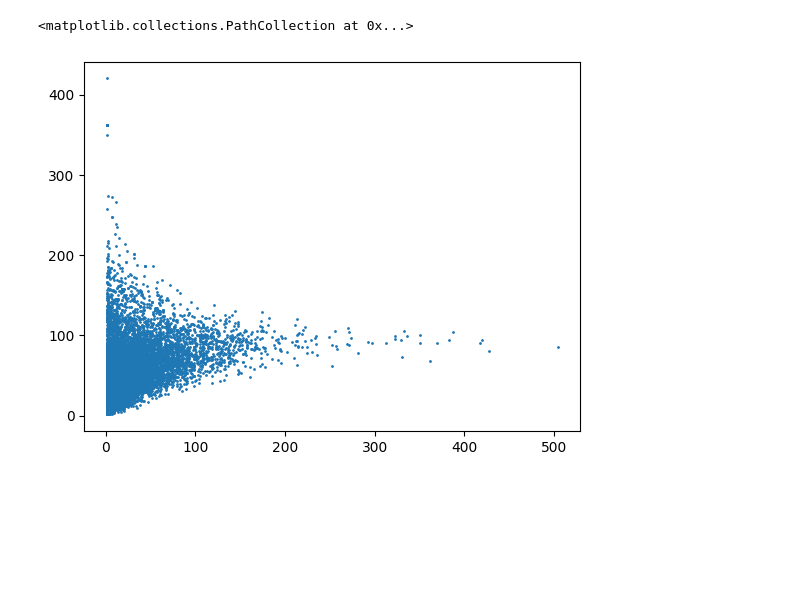
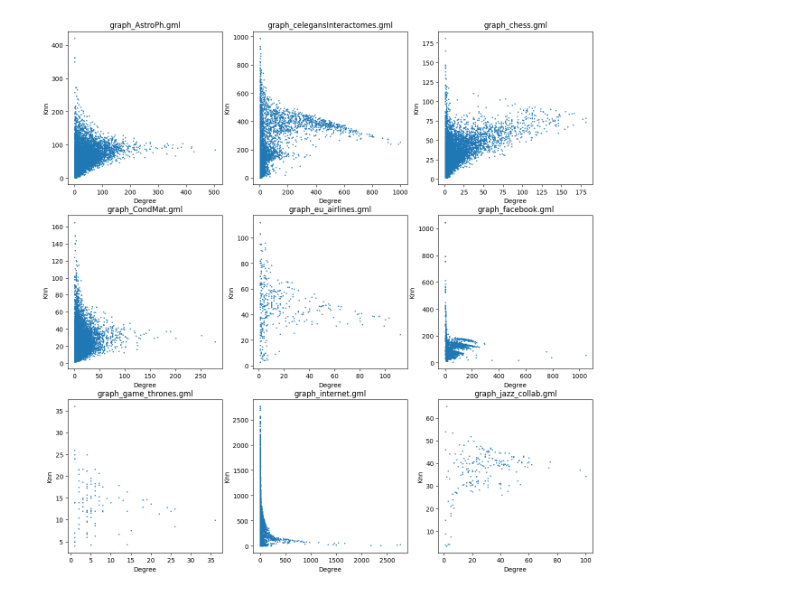
Before and after one commit to paolovic/NetworkScience, a Jupyter notebook: Assignment 1/2 Clustering Coefficient - Coding Exercise/main.ipynb, the cells around one changed output. Saved outputs shown, nothing was run; the diff lists cells and outputs as text; code cells hidden in the pictures; blank space fills up the shorter version.

```diff
--- a/Assignment 1/2 Clustering Coefficient - Coding Exercise/main.ipynb
+++ b/Assignment 1/2 Clustering Coefficient - Coding Exercise/main.ipynb
@@ -4,21 +6,25 @@ import matplotlib.pyplot as plt
-# %%
-# Load the datasets from the assignment_1_data folder
-
-
-G = nx.read_gml('assignment_1_data/graph_AstroPh.gml')
+# %%
+# Load the datasets from the assignment_1_data folder
+path = "assignment_1_data/"
+files = [f for f in listdir(path) if isfile(join(path, f))]
+graphs = [nx.read_gml(path + f) for f in files]
 # %%
 # Plot the average degree of the nearest neighbours knn as a function of the vertices degree.
 
-knn = nx.average_neighbor_degree(G)
-degree = nx.degree(G)
-knn_values = []
-degree_values = []
-for i in knn:
-    knn_values.append(knn[i])
-for node, deg in degree:
-    degree_values.append(deg)
+fig, axs = plt.subplots(3, 3, figsize=(15, 15))
 
-plt.scatter(degree_values, knn_values, s=1)
+for G in graphs:
+    knn = nx.average_neighbor_degree(G)
+    degree = nx.degree(G)
+    knn_values = []
+    degree_values = []
+    for i in knn:
+        knn_values.append(knn[i])
+    for node, deg in degree:
+        degree_values.append(deg)
+    axs[graphs.index(G) // 3, graphs.index(G) % 3].set_title(files[graphs.index(G)])
+    axs[graphs.index(G) // 3, graphs.index(G) % 3].set_xlabel("Degree")
+    axs[graphs.index(G) // 3, graphs.index(G) % 3].set_ylabel("Knn")
+    axs[graphs.index(G) // 3, graphs.index(G) % 3].scatter(degree_values, knn_values, s=1)
 # %% [output]
-<matplotlib.collections.PathCollection at 0x...>
-[figure, old version]
+[figure, new version]
```
Also changed, not shown: parts of 5 cells of this notebook.
